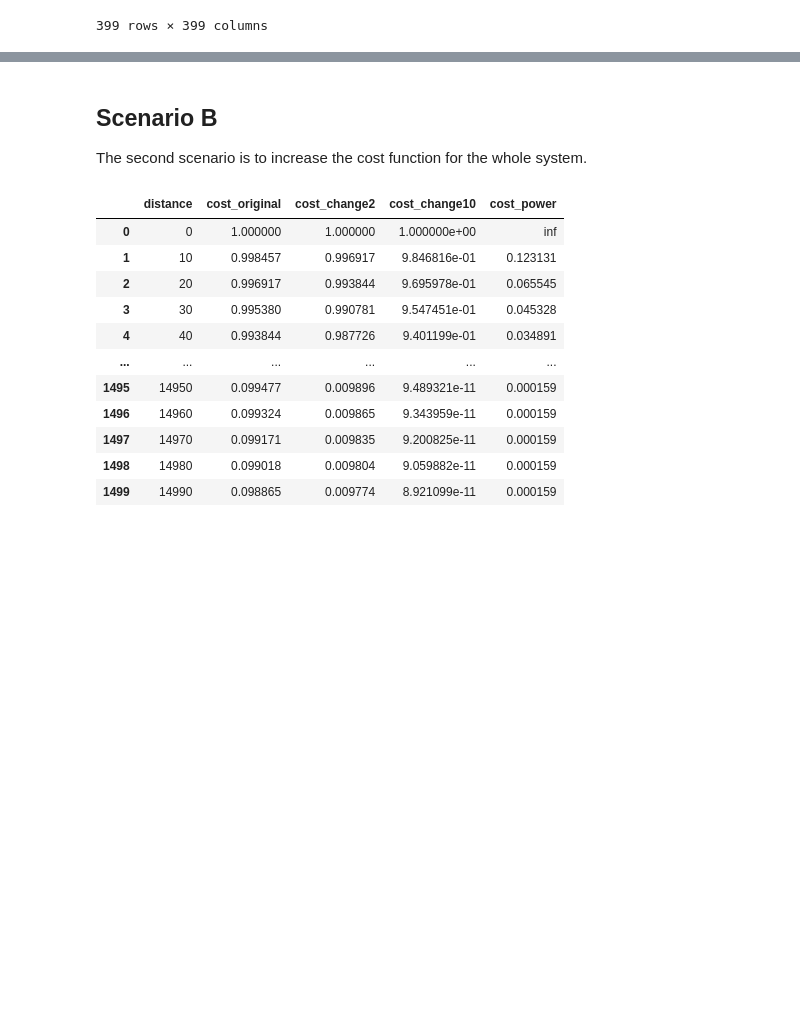
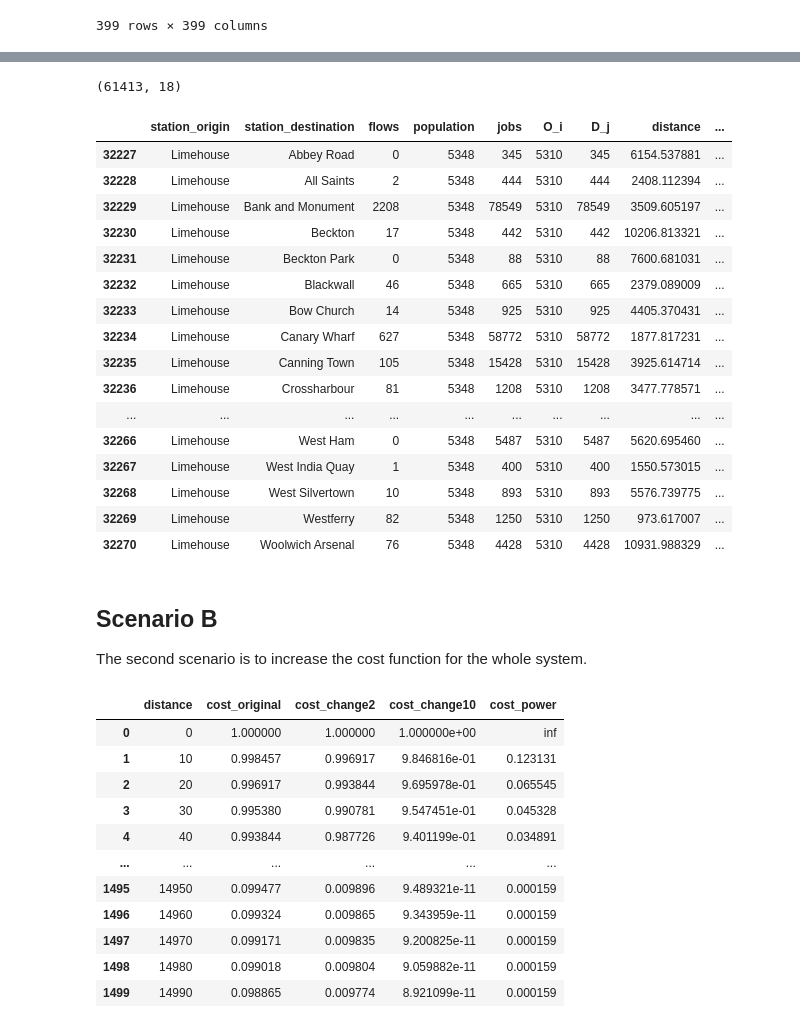
Before and after one commit to sokimura39/Urban_Simulation_Report, a Jupyter notebook: 02_spatial_interaction.ipynb, the cells around one changed output, grey strips where cells are left out. Cells and saved outputs as stored; diff of their text form; code cells hidden in the pictures; blank space fills up the shorter version.

```diff
--- a/02_spatial_interaction.ipynb
+++ b/02_spatial_interaction.ipynb
@@ -839,3 +829,27 @@ od_df_scenarioA.pivot_table(values = 'flow_pred_model2o_value', index = 'station
+# %%
+od_df_scenarioA.shape
+# %% [output]
+(61413, 18)
+# %%
+od_df_scenarioA[od_df_scenarioA['station_origin'] == 'Limehouse']
+# %% [output]
+|  | station_origin | station_destination | flows | population | jobs | O_i | D_j | distance | ... |
+| 32227 | Limehouse | Abbey Road | 0 | 5348 | 345 | 5310 | 345 | 6154.537881 | ... |
+| 32228 | Limehouse | All Saints | 2 | 5348 | 444 | 5310 | 444 | 2408.112394 | ... |
+| 32229 | Limehouse | Bank and Monument | 2208 | 5348 | 78549 | 5310 | 78549 | 3509.605197 | ... |
+| 32230 | Limehouse | Beckton | 17 | 5348 | 442 | 5310 | 442 | 10206.813321 | ... |
+| 32231 | Limehouse | Beckton Park | 0 | 5348 | 88 | 5310 | 88 | 7600.681031 | ... |
+| 32232 | Limehouse | Blackwall | 46 | 5348 | 665 | 5310 | 665 | 2379.089009 | ... |
+| 32233 | Limehouse | Bow Church | 14 | 5348 | 925 | 5310 | 925 | 4405.370431 | ... |
+| 32234 | Limehouse | Canary Wharf | 627 | 5348 | 58772 | 5310 | 58772 | 1877.817231 | ... |
+| 32235 | Limehouse | Canning Town | 105 | 5348 | 15428 | 5310 | 15428 | 3925.614714 | ... |
+| 32236 | Limehouse | Crossharbour | 81 | 5348 | 1208 | 5310 | 1208 | 3477.778571 | ... |
+| ... | ... | ... | ... | ... | ... | ... | ... | ... | ... |
+| 32266 | Limehouse | West Ham | 0 | 5348 | 5487 | 5310 | 5487 | 5620.695460 | ... |
+| 32267 | Limehouse | West India Quay | 1 | 5348 | 400 | 5310 | 400 | 1550.573015 | ... |
+| 32268 | Limehouse | West Silvertown | 10 | 5348 | 893 | 5310 | 893 | 5576.739775 | ... |
+| 32269 | Limehouse | Westferry | 82 | 5348 | 1250 | 5310 | 1250 | 973.617007 | ... |
+| 32270 | Limehouse | Woolwich Arsenal | 76 | 5348 | 4428 | 5310 | 4428 | 10931.988329 | ... |
 # %% [markdown]
 ## Scenario B
 
```
Also changed, not shown: parts of 51 cells of this notebook, 2 other files.
